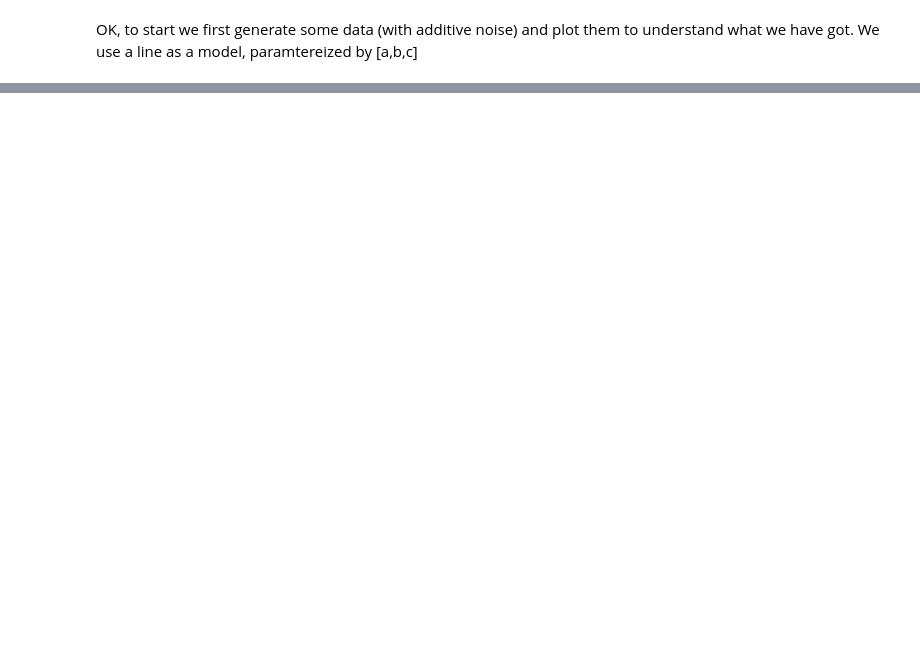
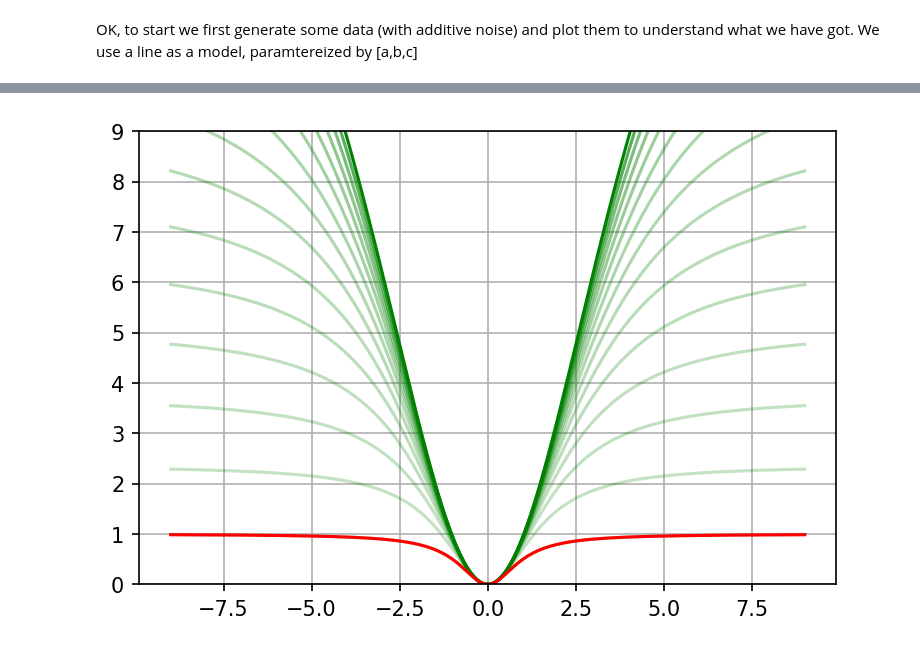
Before and after one commit to arpvorlesung/code, a Jupyter notebook: GNC_demo.ipynb, the cells around one changed output, grey strips where cells are left out. Drawn from its saved outputs; the diff is of its cells as text; code cells hidden in the pictures; blank space fills up the shorter version.

```diff
--- a/GNC_demo.ipynb
+++ b/GNC_demo.ipynb
@@ -88,0 +91,18 @@ plt.show()
+# %%
+def rho_gm(c,r,mu):
+    return (mu*c**2*r**2) / (mu*c**2 + r**2)
+
+c_bar = 1
+r_data = np.linspace(-9,9,200)
+
+for mu in np.linspace(1,20,15):
+    plt.plot(r_data,rho_gm(c_bar,r_data,mu), c = 'g', alpha = np.sqrt(1/(21-mu)))
+
+plt.plot(r_data,rho_gm(c_bar,r_data,1), c = 'r')
+
+# plt.axis('equal')
+plt.ylim([0,9])
+plt.grid(True)
+plt.show()
+# %% [output]
+[figure, added]
```
Also changed, not shown: parts of 10 cells of this notebook.
